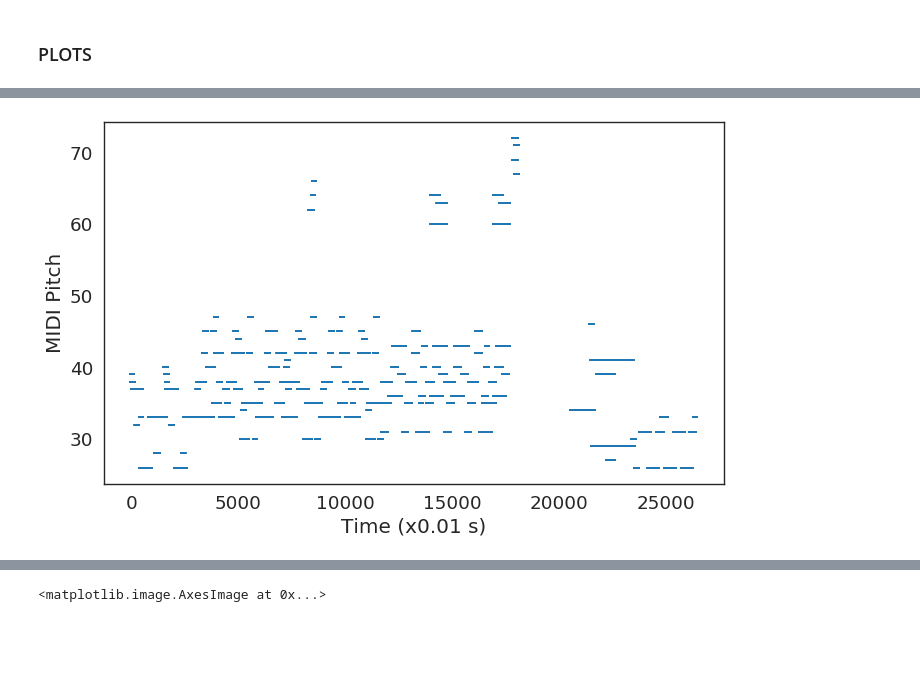
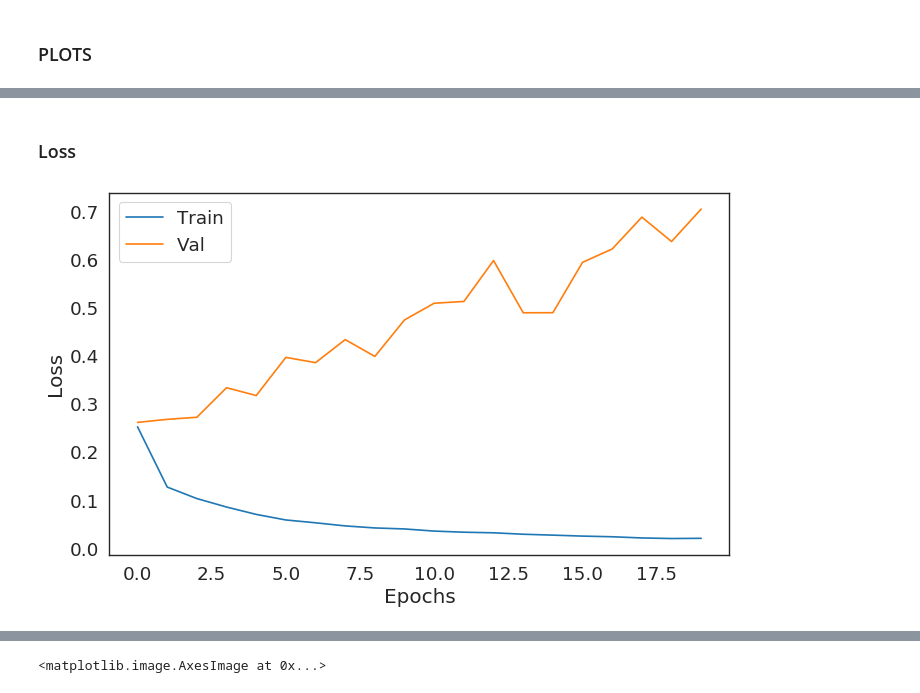
Before and after one commit to MarionLepert/cs229, a Jupyter notebook: DatasetPytorch.ipynb, the cells around one changed output, grey strips where cells are left out. Cells and saved outputs as stored; diff of their text form; code cells hidden in the pictures; blank space fills up the shorter version.

Commit message:
Making plots

```diff
--- a/DatasetPytorch.ipynb
+++ b/DatasetPytorch.ipynb
@@ -91,7 +91,7 @@ print(len(midi_test_dataset))
 # %%
-trainloader = DataLoader(midi_train_dataset, batch_size=4,
+trainloader = DataLoader(midi_train_dataset, batch_size=256,
                         shuffle=True, num_workers=4)
-valloader   = DataLoader(midi_val_dataset, batch_size=4,
+valloader   = DataLoader(midi_val_dataset, batch_size=256,
                         shuffle=True, num_workers=4)
 # %%
 test_batch_size = 256
@@ -105,14 +144,14 @@ print(len(testloader.dataset))
 ### Create network
 # %%
 from models import Net
-net = Net()
+net = Net().cuda()
 # %%
 import torch.optim as optim
 import torch.nn as nn
 
 # criterion = nn.BCEWithLogitsLoss()
-criterion = nn.BCEWithLogitsLoss(pos_weight = torch.FloatTensor([50.0]))
-optimizer = optim.SGD(net.parameters(), lr=0.001, momentum=0.9)
+criterion = nn.BCEWithLogitsLoss(pos_weight = torch.FloatTensor([10.0])).cuda()
+optimizer = optim.SGD(net.parameters(), lr=1.0, momentum=0.9)
 # %% [markdown]
 ### Train the network
 # %%
@@ -293,5 +335,12 @@ plt.scatter(test_labels_plt[:,0], test_labels_plt[:,1], c='r', s=1)
-# %%
-test_labels_plt = np.argwhere(test_labels > 0)
-plot_data(test_labels_plt[:,0], test_labels_plt[:,1])
-# %% [output]
-[figure, removed]
+# %% [markdown]
+### Loss
+# %%
+fig = plt.figure(num=None, figsize=(10, 6), dpi=80, facecolor='w', edgecolor='k')
+plt.plot(train_loss_list, label='Train')
+plt.plot(val_loss_list,   label='Val')
+plt.xlabel('Epochs')
+plt.ylabel('Loss')
+plt.legend()
+plt.show()
+# %% [output]
+[figure, added]
```
Also changed, not shown: parts of 20 cells of this notebook.
